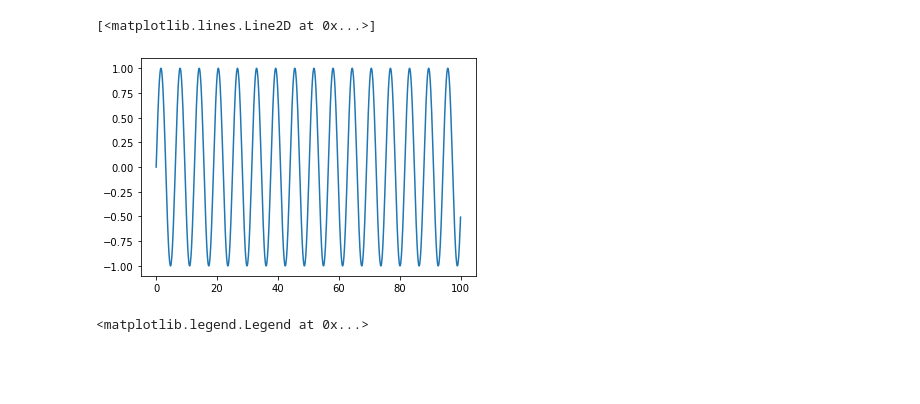
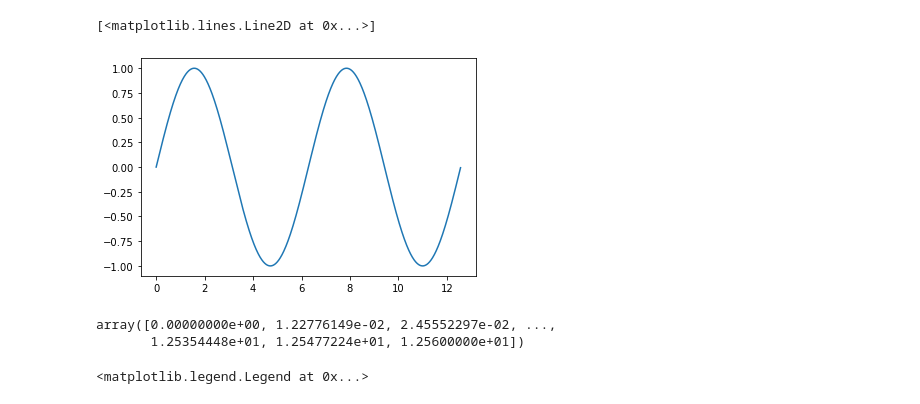
Before and after one commit to Max25112/PythonApplication1, a Jupyter notebook: PythonApplication1/practise.ipynb, the cells around one changed output. Drawn from its saved outputs; the diff is of its cells as text; code cells hidden in the pictures; blank space fills up the shorter version.

```diff
--- a/PythonApplication1/practise.ipynb
+++ b/PythonApplication1/practise.ipynb
@@ -71,13 +69,18 @@ def func_AR(data):
 # %%
 nsample = 1024
 ## simulate a simple sinusoidal function
-x1 = np.linspace(0, 100, nsample)
+x1 = np.linspace(0, 3.14*4, nsample)
 ysin=np.sin(x1)
 fig, ax = plt.subplots()
 ax.plot(x1, ysin, label="Data")
 # %% [output]
 [<matplotlib.lines.Line2D at 0x...>]
-[figure, old version]
+[figure, new version]
+# %%
+x1
+# %% [output]
+array([0.00000000e+00, 1.22776149e-02, 2.45552297e-02, ...,
+       1.25354448e+01, 1.25477224e+01, 1.25600000e+01])
 # %%
 plt.figure(figsize=(20, 8))
 plt.plot(x1, ysin, label="Sin")
```
Also changed, not shown: parts of 9 cells of this notebook, 1 other file.
